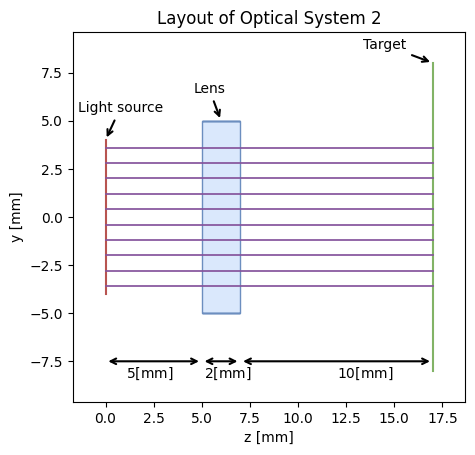
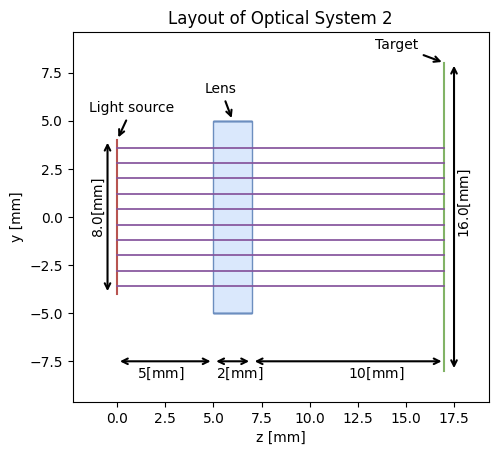
The change to this notebook cell's code, shown as a diff; its figure went from the first image to the second:
--- before
+++ after
@@ -14,3 +14,10 @@
 dit.plotting.system2D.annotate_position([5+1,5],(-20,20),"Lens")
 dit.plotting.system2D.annotate_position([5+2+10,8],(-50,10),"Target")
+
+light_radius = system_collimated.modules_dict["source"].aperture_radius
+detector_radius = system_collimated.modules_dict["detector"].aperture_radius
+dit.plotting.system2D.annotated_arrow([-0.5,-light_radius ],[-0.5,light_radius ],(-12,-12),f"${2*light_radius}$[mm]","<->",rotation=90)
+dit.plotting.system2D.annotated_arrow([5+2+10+0.5,-detector_radius ],[5+2+10+0.5,detector_radius ],(2,-12),f"${2*detector_radius}$[mm]","<->",rotation=90)
+plt.savefig("results/ilustrations/layout2.png", dpi=400, bbox_inches='tight')
+
 #plt.margins(x=0.2,y=0.2)

Commit: up